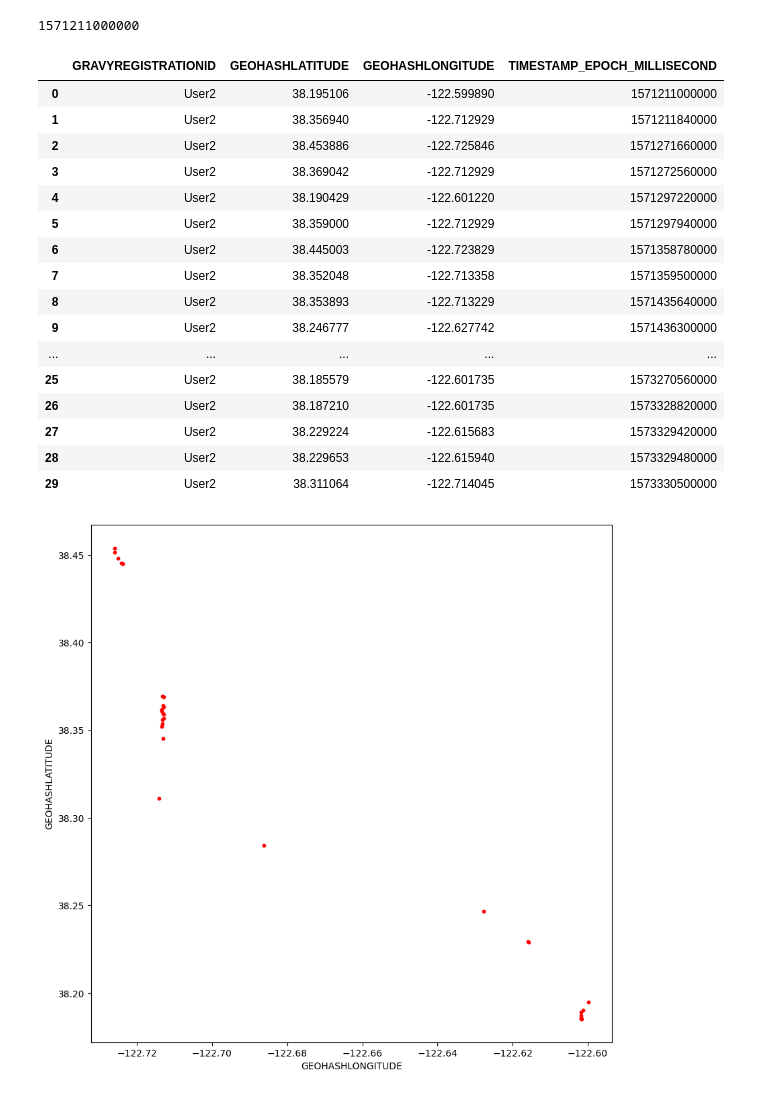
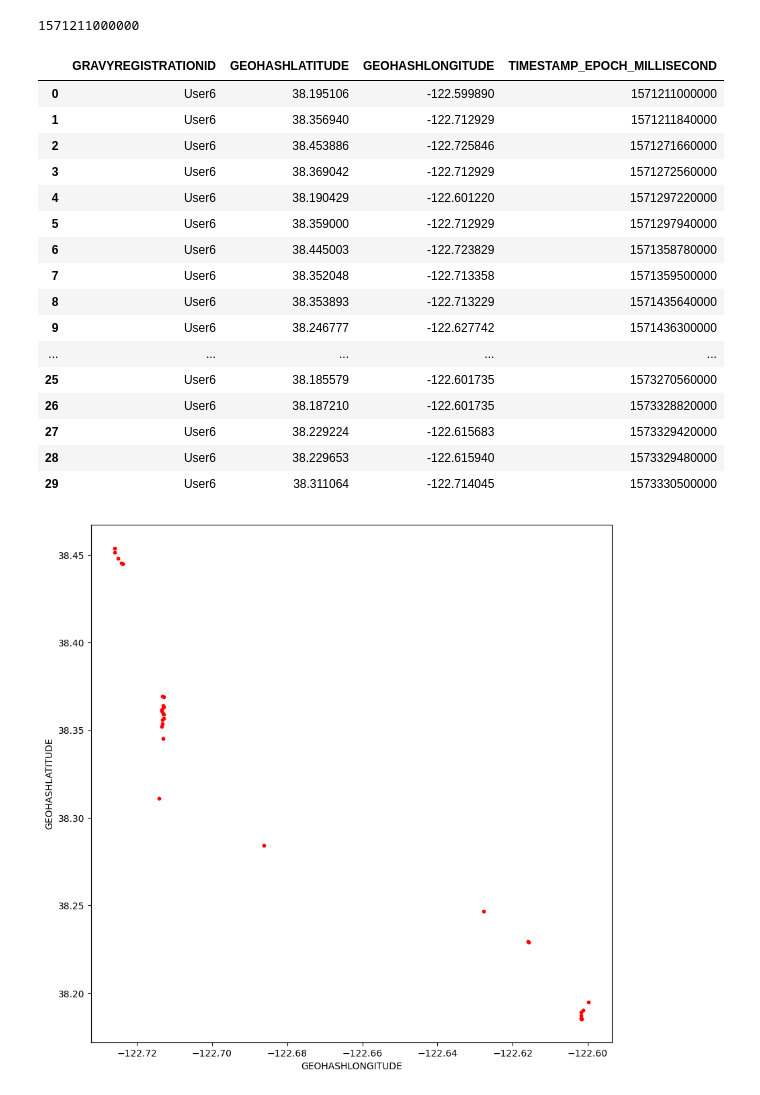
Before and after one commit to pfoytik/Highway-Routing-Data-Processing, a Jupyter notebook: Data_Extraction.ipynb, the cells around one changed output. Saved outputs shown, nothing was run; the diff lists cells and outputs as text; code cells hidden in the pictures.

```diff
--- a/Data_Extraction.ipynb
+++ b/Data_Extraction.ipynb
@@ -147,26 +147,26 @@ for i in range(len(Entrance_Time)):
     times.append(Exit_Time[i])
 # %%
 ### Create a dataframe with the extracted values
-df = pd.DataFrame({'GRAVYREGISTRATIONID': 'User2', 'GEOHASHLATITUDE': lats, 'GEOHASHLONGITUDE': lons, 'TIMESTAMP_EPOCH_MILLISECOND': times})
+df = pd.DataFrame({'GRAVYREGISTRATIONID': 'User6', 'GEOHASHLATITUDE': lats, 'GEOHASHLONGITUDE': lons, 'TIMESTAMP_EPOCH_MILLISECOND': times})
 df
 # %% [output]
 |  | GRAVYREGISTRATIONID | GEOHASHLATITUDE | GEOHASHLONGITUDE | TIMESTAMP_EPOCH_MILLISECOND |
-| 0 | User2 | 38.195106 | -122.599890 | 1571211000000 |
-| 1 | User2 | 38.356940 | -122.712929 | 1571211840000 |
-| 2 | User2 | 38.453886 | -122.725846 | 1571271660000 |
-| 3 | User2 | 38.369042 | -122.712929 | 1571272560000 |
-| 4 | User2 | 38.190429 | -122.601220 | 1571297220000 |
-| 5 | User2 | 38.359000 | -122.712929 | 1571297940000 |
-| 6 | User2 | 38.445003 | -122.723829 | 1571358780000 |
-| 7 | User2 | 38.352048 | -122.713358 | 1571359500000 |
-| 8 | User2 | 38.353893 | -122.713229 | 1571435640000 |
-| 9 | User2 | 38.246777 | -122.627742 | 1571436300000 |
+| 0 | User6 | 38.195106 | -122.599890 | 1571211000000 |
+| 1 | User6 | 38.356940 | -122.712929 | 1571211840000 |
+| 2 | User6 | 38.453886 | -122.725846 | 1571271660000 |
+| 3 | User6 | 38.369042 | -122.712929 | 1571272560000 |
+| 4 | User6 | 38.190429 | -122.601220 | 1571297220000 |
+| 5 | User6 | 38.359000 | -122.712929 | 1571297940000 |
+| 6 | User6 | 38.445003 | -122.723829 | 1571358780000 |
+| 7 | User6 | 38.352048 | -122.713358 | 1571359500000 |
+| 8 | User6 | 38.353893 | -122.713229 | 1571435640000 |
+| 9 | User6 | 38.246777 | -122.627742 | 1571436300000 |
 | ... | ... | ... | ... | ... |
-| 25 | User2 | 38.185579 | -122.601735 | 1573270560000 |
-| 26 | User2 | 38.187210 | -122.601735 | 1573328820000 |
-| 27 | User2 | 38.229224 | -122.615683 | 1573329420000 |
-| 28 | User2 | 38.229653 | -122.615940 | 1573329480000 |
-| 29 | User2 | 38.311064 | -122.714045 | 1573330500000 |
+| 25 | User6 | 38.185579 | -122.601735 | 1573270560000 |
+| 26 | User6 | 38.187210 | -122.601735 | 1573328820000 |
+| 27 | User6 | 38.229224 | -122.615683 | 1573329420000 |
+| 28 | User6 | 38.229653 | -122.615940 | 1573329480000 |
+| 29 | User6 | 38.311064 | -122.714045 | 1573330500000 |
 # %%
 ### Plot as points the lat lon values
 fig, ax = plt.subplots(figsize=(10, 10))
```
Also changed, not shown: parts of 10 cells of this notebook.
